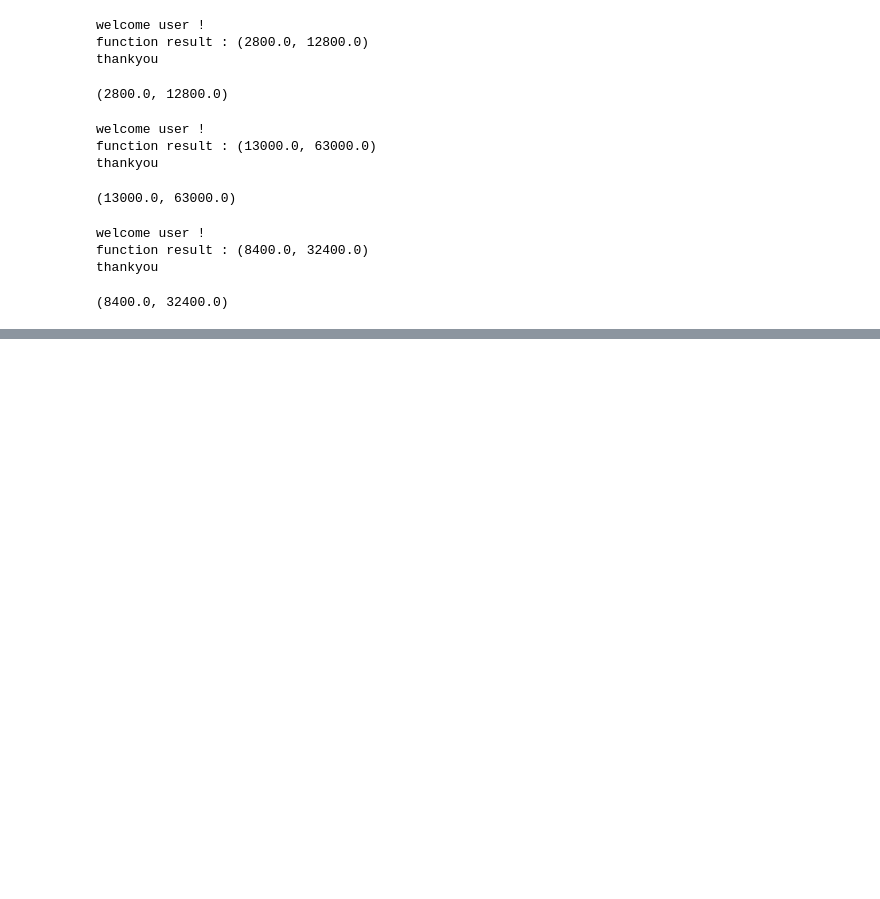
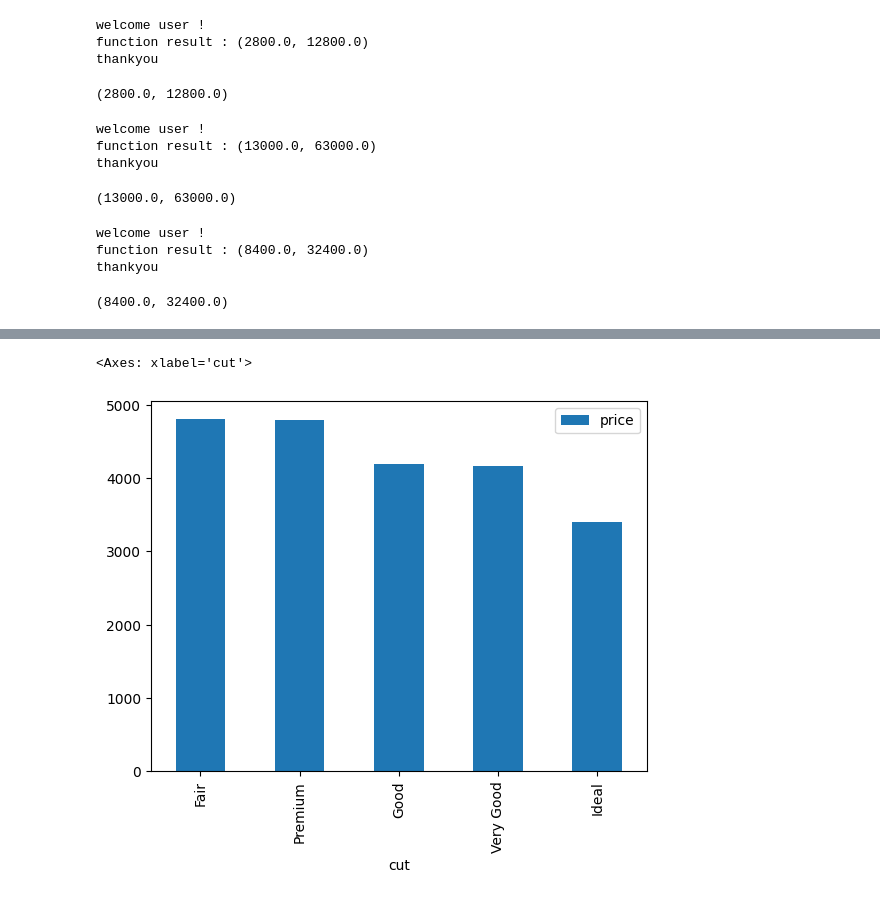
Before and after one commit to rb4050/Advanced-Python-4th-jan, a Jupyter notebook: 2 Decorator/decorator.ipynb, the cells around one changed output, grey strips where cells are left out. Drawn from its saved outputs; the diff is of its cells as text; code cells hidden in the pictures; blank space fills up the shorter version.

```diff
--- a/2 Decorator/decorator.ipynb
+++ b/2 Decorator/decorator.ipynb
@@ -63,0 +264,5 @@ thankyou
+# %%
+b.plot(kind="bar")
+# %% [output]
+<Axes: xlabel='cut'>
+[figure, added]
```
Also changed, not shown: parts of 29 cells of this notebook, 1 other file.
